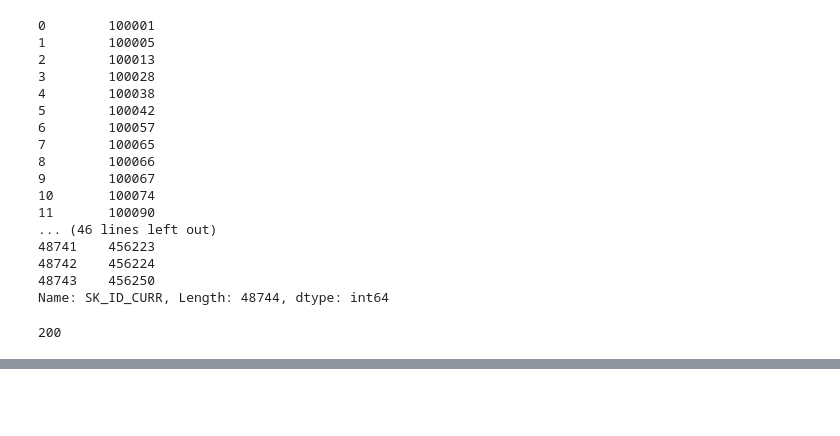
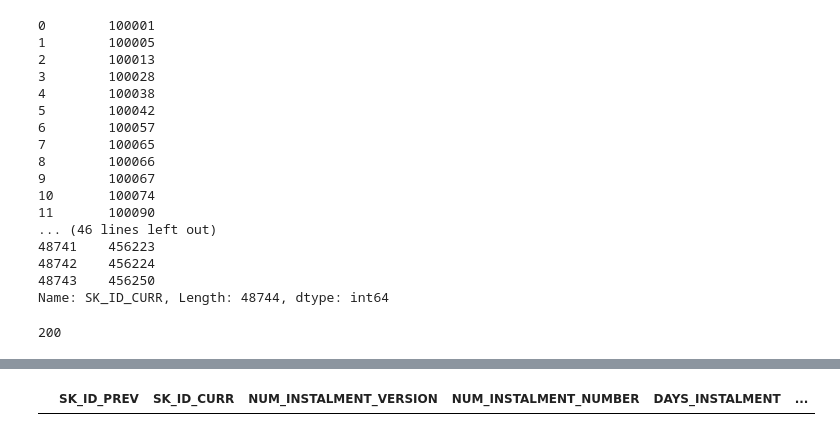
Before and after one commit to wluo-personal/AlphaBoosting, a Jupyter notebook: home_credit/haoyan/test.ipynb, the cells around one changed output, grey strips where cells are left out. Saved outputs shown, nothing was run; the diff lists cells and outputs as text; code cells hidden in the pictures; blank space fills up the shorter version.

Commit message:
homecredit

```diff
--- a/home_credit/haoyan/test.ipynb
+++ b/home_credit/haoyan/test.ipynb
@@ -88,3 +88,9 @@ print((y['TARGET']>0.5).sum())
 200
 # %%
 y.to_csv(PATH + 'submission_wrong.csv', index=False)
+# %%
+import pandas as pd
+
+PATH = '/home/kai/data/kaggle/homecredit/'
+x = pd.read_csv(PATH + 'previous_application.csv')
+y = pd.read_csv(PATH + 'installments_payments.csv')
@@ -90,0 +146,4 @@ y.to_csv(PATH + 'submission_wrong.csv', index=False)
+# %%
+y[y.SK_ID_PREV == 1662353]
+# %% [output]
+|  | SK_ID_PREV | SK_ID_CURR | NUM_INSTALMENT_VERSION | NUM_INSTALMENT_NUMBER | DAYS_INSTALMENT | ... |
```
Also changed, not shown: parts of 3 cells of this notebook, 9 other files.
